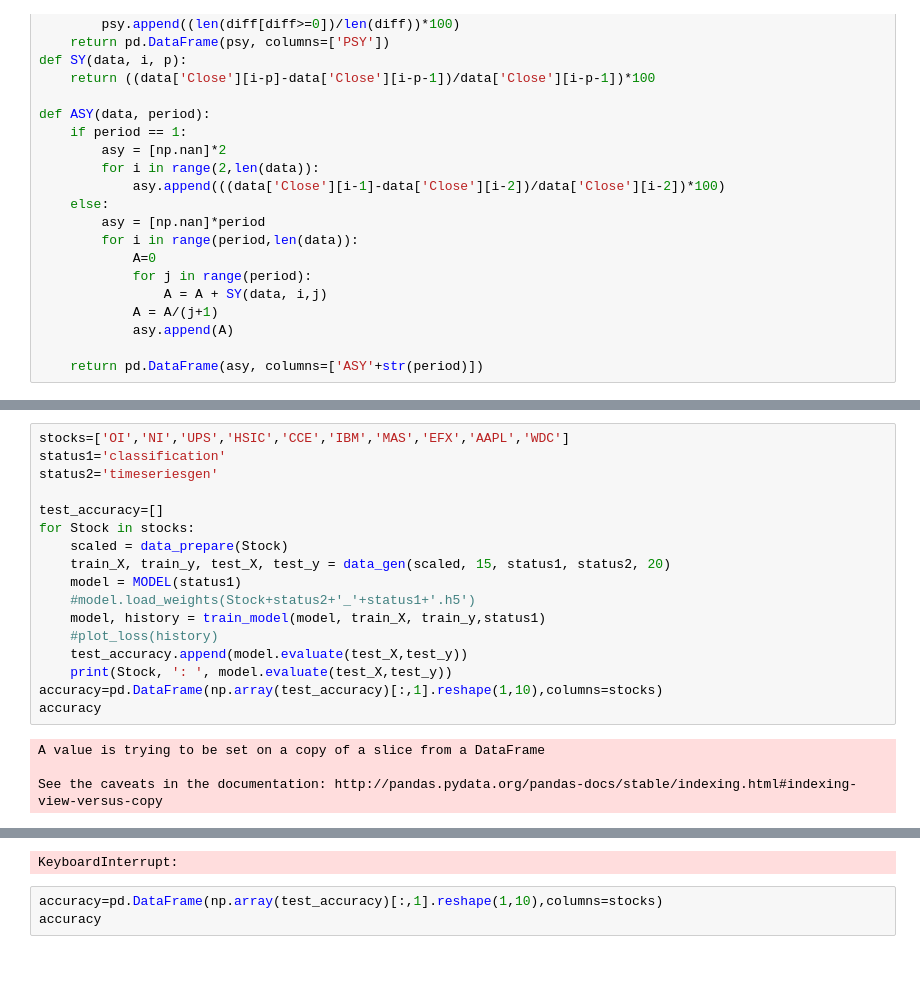
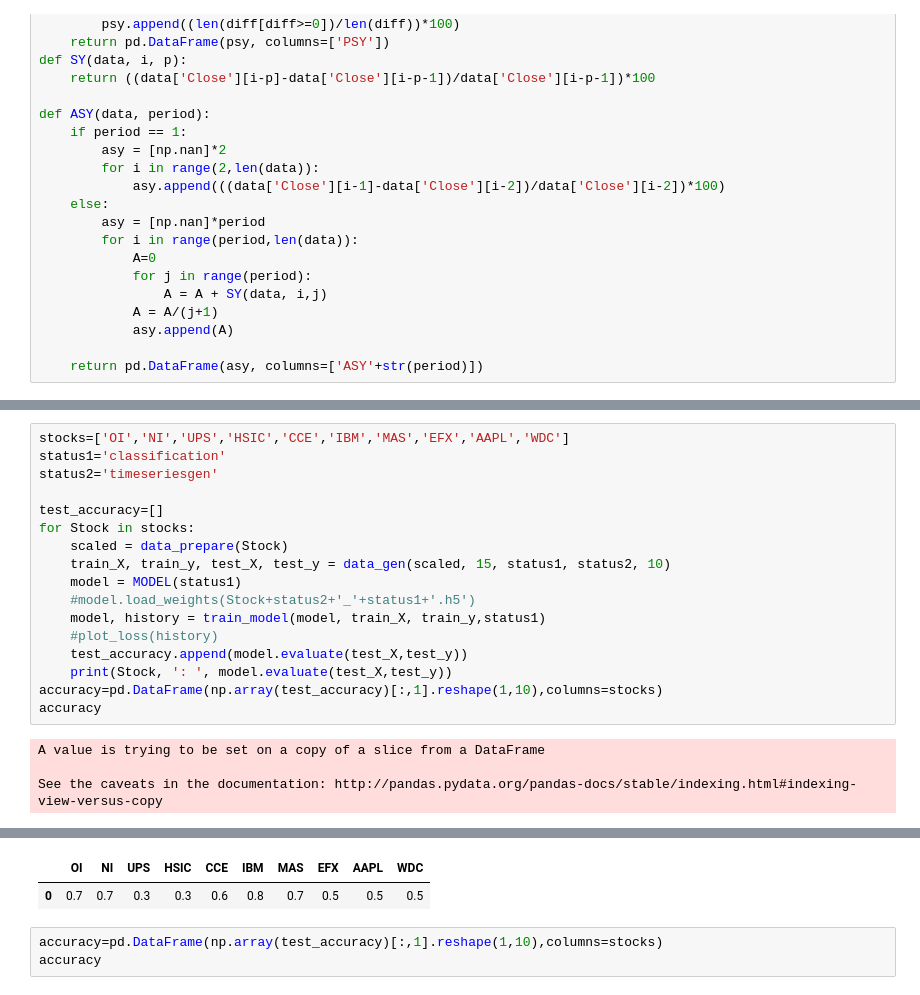
Before and after one commit to arashaomrani/Market, a Jupyter notebook: per_data.ipynb, the cells around one changed output, grey strips where cells are left out. Saved outputs shown, nothing was run; the diff lists cells and outputs as text; blank space fills up the shorter version.

```diff
--- a/per_data.ipynb
+++ b/per_data.ipynb
@@ -280,7 +280,7 @@ status2='timeseriesgen'
 test_accuracy=[]
 for Stock in stocks:
     scaled = data_prepare(Stock)
-    train_X, train_y, test_X, test_y = data_gen(scaled, 15, status1, status2, 20)
+    train_X, train_y, test_X, test_y = data_gen(scaled, 15, status1, status2, 10)
     model = MODEL(status1)
     #model.load_weights(Stock+status2+'_'+status1+'.h5')
     model, history = train_model(model, train_X, train_y,status1)
@@ -313,4 +313,5 @@ HSIC :  [1.1048625707626343, 0.550000011920929]
-KeyboardInterrupt:
+|  | OI | NI | UPS | HSIC | CCE | IBM | MAS | EFX | AAPL | WDC |
+| 0 | 0.7 | 0.7 | 0.3 | 0.3 | 0.6 | 0.8 | 0.7 | 0.5 | 0.5 | 0.5 |
 # %%
 accuracy=pd.DataFrame(np.array(test_accuracy)[:,1].reshape(1,10),columns=stocks)
 accuracy
```
Also changed, not shown: parts of 4 cells of this notebook.
